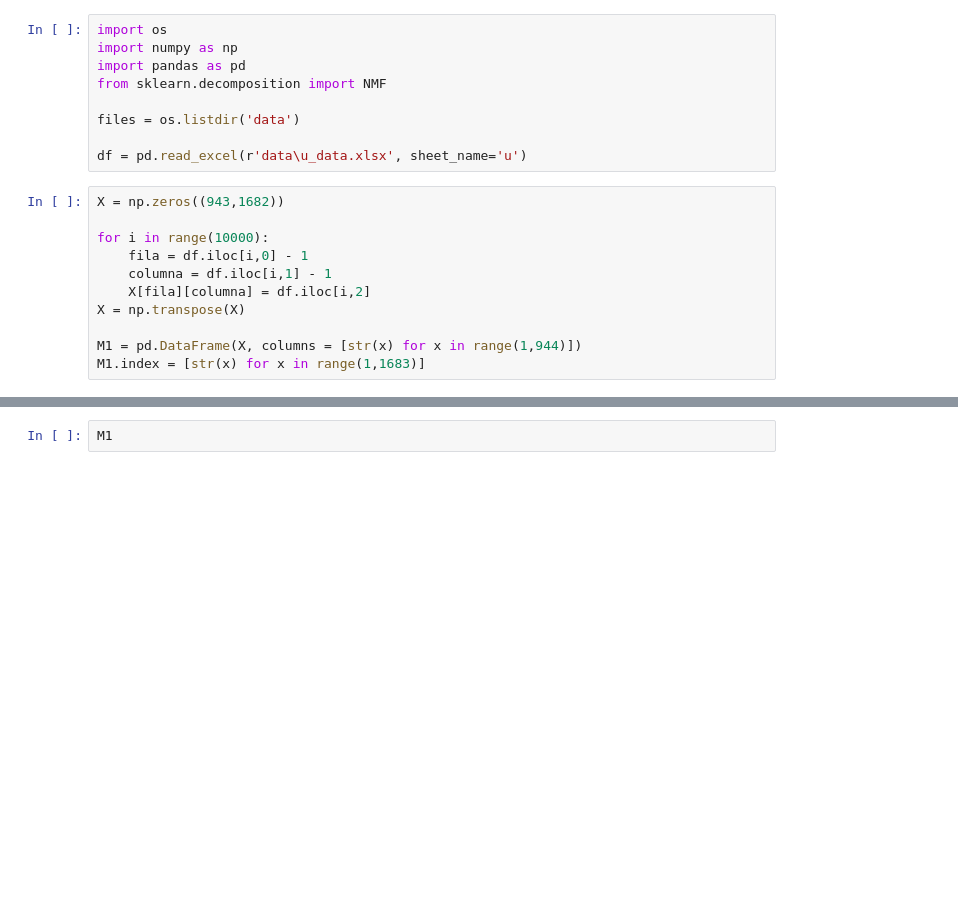
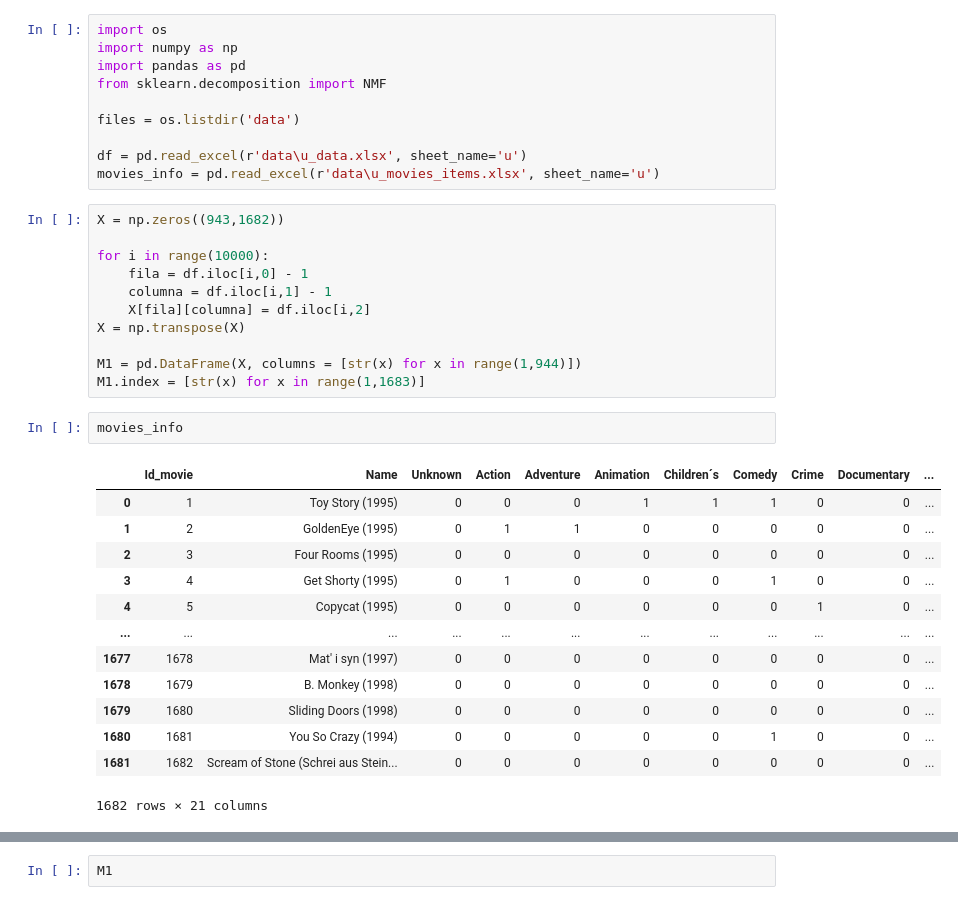
Before and after one commit to Santiago1325/Unsupervised-Learning, a Jupyter notebook: Proyecto 3 Unsupervised Learning.ipynb, the cells around one changed output, grey strips where cells are left out. Saved outputs shown, nothing was run; the diff lists cells and outputs as text; blank space fills up the shorter version.

```diff
--- a/Proyecto 3 Unsupervised Learning.ipynb
+++ b/Proyecto 3 Unsupervised Learning.ipynb
@@ -35,6 +35,7 @@ from sklearn.decomposition import NMF
 files = os.listdir('data')
 
 df = pd.read_excel(r'data\u_data.xlsx', sheet_name='u')
+movies_info = pd.read_excel(r'data\u_movies_items.xlsx', sheet_name='u')
 # %%
 X = np.zeros((943,1682))
 
@@ -46,3 +47,19 @@ X = np.transpose(X)
 
 M1 = pd.DataFrame(X, columns = [str(x) for x in range(1,944)])
 M1.index = [str(x) for x in range(1,1683)]
+# %%
+movies_info
+# %% [output]
+|  | Id_movie | Name | Unknown | Action | Adventure | Animation | Children´s | Comedy | Crime | Documentary | ... |
+| 0 | 1 | Toy Story (1995) | 0 | 0 | 0 | 1 | 1 | 1 | 0 | 0 | ... |
+| 1 | 2 | GoldenEye (1995) | 0 | 1 | 1 | 0 | 0 | 0 | 0 | 0 | ... |
+| 2 | 3 | Four Rooms (1995) | 0 | 0 | 0 | 0 | 0 | 0 | 0 | 0 | ... |
+| 3 | 4 | Get Shorty (1995) | 0 | 1 | 0 | 0 | 0 | 1 | 0 | 0 | ... |
+| 4 | 5 | Copycat (1995) | 0 | 0 | 0 | 0 | 0 | 0 | 1 | 0 | ... |
+| ... | ... | ... | ... | ... | ... | ... | ... | ... | ... | ... | ... |
+| 1677 | 1678 | Mat' i syn (1997) | 0 | 0 | 0 | 0 | 0 | 0 | 0 | 0 | ... |
+| 1678 | 1679 | B. Monkey (1998) | 0 | 0 | 0 | 0 | 0 | 0 | 0 | 0 | ... |
+| 1679 | 1680 | Sliding Doors (1998) | 0 | 0 | 0 | 0 | 0 | 0 | 0 | 0 | ... |
+| 1680 | 1681 | You So Crazy (1994) | 0 | 0 | 0 | 0 | 0 | 1 | 0 | 0 | ... |
+| 1681 | 1682 | Scream of Stone (Schrei aus Stein... | 0 | 0 | 0 | 0 | 0 | 0 | 0 | 0 | ... |
+1682 rows × 21 columns
```
Also changed, not shown: parts of 7 cells of this notebook, 1 other file.
